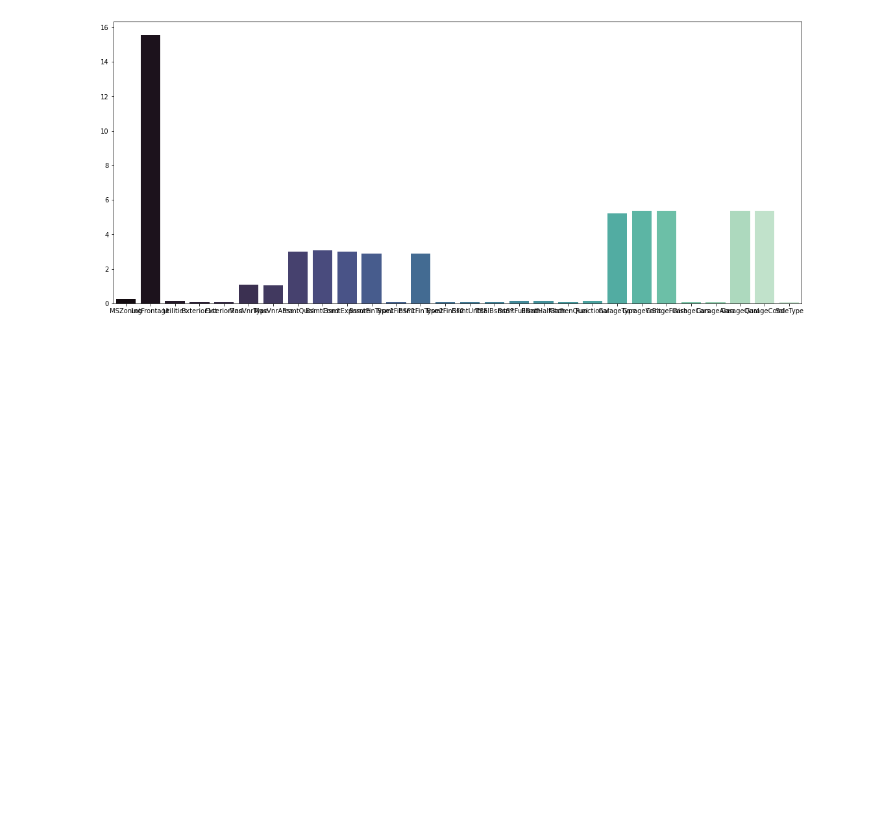
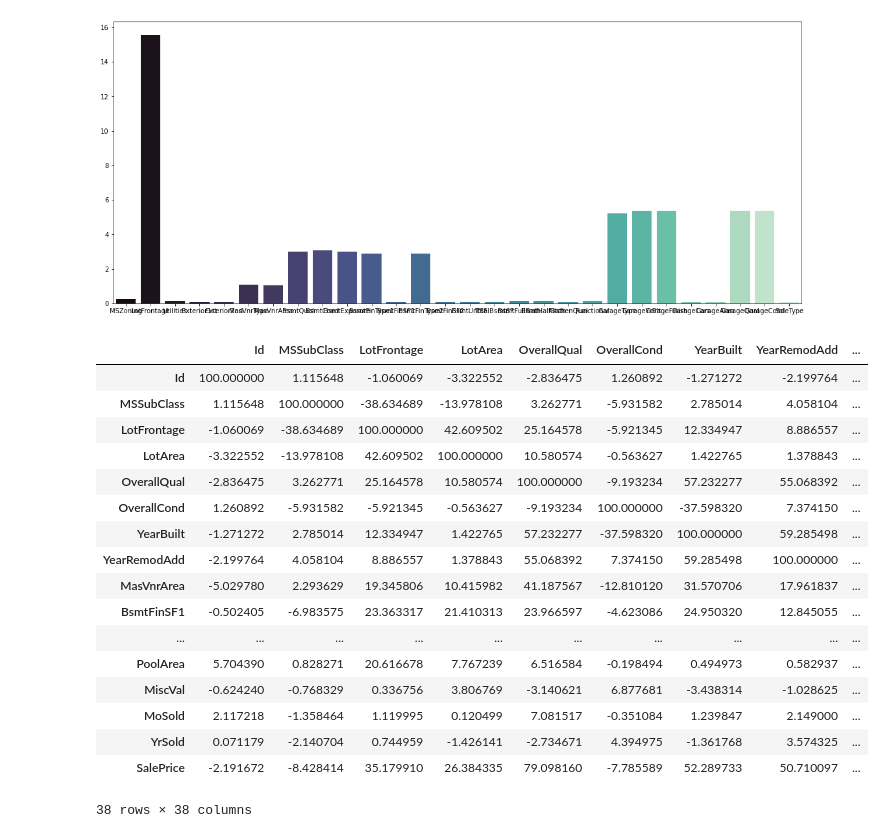
Before and after one commit to Cesar421/Houses, a Jupyter notebook: Data_exploration.ipynb, the cells around one changed output. Saved outputs shown, nothing was run; the diff lists cells and outputs as text; code cells hidden in the pictures; blank space fills up the shorter version.

```diff
--- a/Data_exploration.ipynb
+++ b/Data_exploration.ipynb
@@ -232,3 +229,24 @@ GarageCond       5.346127
 SaleType         0.068540
 dtype: float64
 [figure]
+# %%
+df_train.corr()*100
+# %% [output]
+|  | Id | MSSubClass | LotFrontage | LotArea | OverallQual | OverallCond | YearBuilt | YearRemodAdd | ... |
+| Id | 100.000000 | 1.115648 | -1.060069 | -3.322552 | -2.836475 | 1.260892 | -1.271272 | -2.199764 | ... |
+| MSSubClass | 1.115648 | 100.000000 | -38.634689 | -13.978108 | 3.262771 | -5.931582 | 2.785014 | 4.058104 | ... |
+| LotFrontage | -1.060069 | -38.634689 | 100.000000 | 42.609502 | 25.164578 | -5.921345 | 12.334947 | 8.886557 | ... |
+| LotArea | -3.322552 | -13.978108 | 42.609502 | 100.000000 | 10.580574 | -0.563627 | 1.422765 | 1.378843 | ... |
+| OverallQual | -2.836475 | 3.262771 | 25.164578 | 10.580574 | 100.000000 | -9.193234 | 57.232277 | 55.068392 | ... |
+| OverallCond | 1.260892 | -5.931582 | -5.921345 | -0.563627 | -9.193234 | 100.000000 | -37.598320 | 7.374150 | ... |
+| YearBuilt | -1.271272 | 2.785014 | 12.334947 | 1.422765 | 57.232277 | -37.598320 | 100.000000 | 59.285498 | ... |
+| YearRemodAdd | -2.199764 | 4.058104 | 8.886557 | 1.378843 | 55.068392 | 7.374150 | 59.285498 | 100.000000 | ... |
+| MasVnrArea | -5.029780 | 2.293629 | 19.345806 | 10.415982 | 41.187567 | -12.810120 | 31.570706 | 17.961837 | ... |
+| BsmtFinSF1 | -0.502405 | -6.983575 | 23.363317 | 21.410313 | 23.966597 | -4.623086 | 24.950320 | 12.845055 | ... |
+| ... | ... | ... | ... | ... | ... | ... | ... | ... | ... |
+| PoolArea | 5.704390 | 0.828271 | 20.616678 | 7.767239 | 6.516584 | -0.198494 | 0.494973 | 0.582937 | ... |
+| MiscVal | -0.624240 | -0.768329 | 0.336756 | 3.806769 | -3.140621 | 6.877681 | -3.438314 | -1.028625 | ... |
+| MoSold | 2.117218 | -1.358464 | 1.119995 | 0.120499 | 7.081517 | -0.351084 | 1.239847 | 2.149000 | ... |
+| YrSold | 0.071179 | -2.140704 | 0.744959 | -1.426141 | -2.734671 | 4.394975 | -1.361768 | 3.574325 | ... |
+| SalePrice | -2.191672 | -8.428414 | 35.179910 | 26.384335 | 79.098160 | -7.785589 | 52.289733 | 50.710097 | ... |
+38 rows × 38 columns
```
Also changed, not shown: parts of 2 cells of this notebook.
